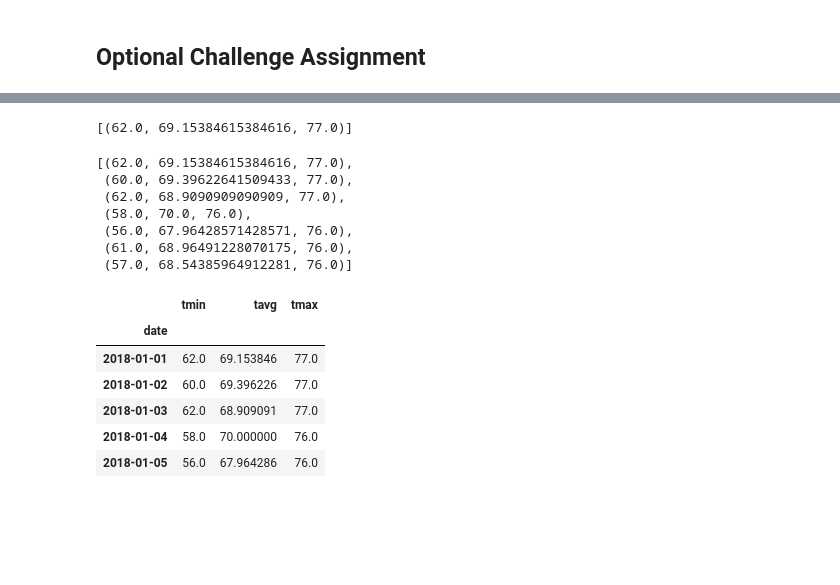
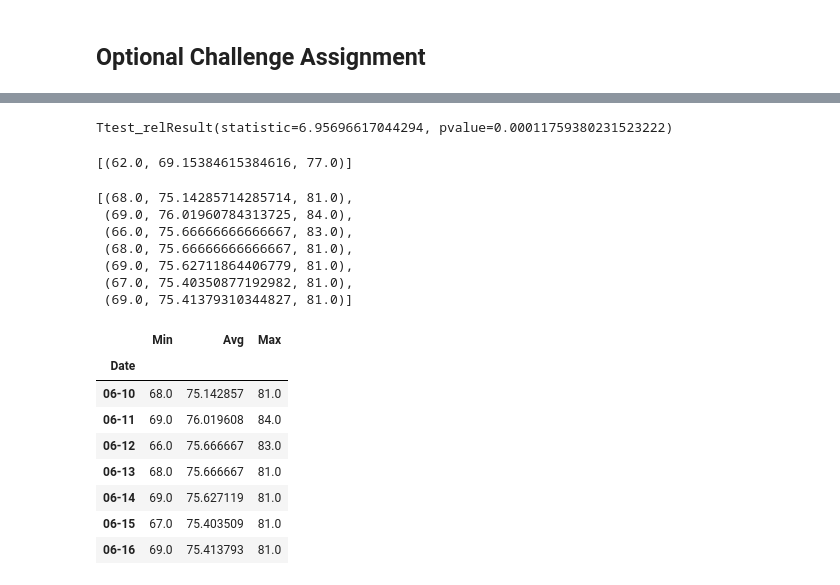
Before and after one commit to jpicca/sqlalchemy-challenge, a Jupyter notebook: climate_starter.ipynb, the cells around one changed output, grey strips where cells are left out. Drawn from its saved outputs; the diff is of its cells as text; code cells hidden in the pictures; blank space fills up the shorter version.

Commit message:
Included t test in notebook and added stackedTemp image

```diff
--- a/climate_starter.ipynb
+++ b/climate_starter.ipynb
@@ -250,0 +286,11 @@ session.query(Measurement.station,func.sum(Measurement.prcp),Station.name,Statio
+# %%
+# Append the values in our returned tuples to lists for each month
+juneTempList, decTempList = [],[]
+
+for day in juneTemps:
+
+    juneTempList.append(day[1])
+
+for day in decTemps:
+
+    decTempList.append(day[1])
@@ -251,3 +305,8 @@ session.query(Measurement.station,func.sum(Measurement.prcp),Station.name,Statio
+# %%
+# Run the paired t-test
+ttest_rel(juneTempList,decTempList)
+# %% [output]
+Ttest_relResult(statistic=6.95696617044294, pvalue=0.00011759380231523222)
 # %%
 # Create a query that will calculate the daily normals
 # (i.e. the averages for tmin, tmax, and tavg for all historic data matching a specific month and day)
@@ -273,28 +332,56 @@ daily_normals("01-01")
 # calculate the daily normals for your trip
 # push each tuple of calculations into a list called `normals`
 
+normals = []
+
 # Set the start and end date of the trip
+
+startDate = "2017-06-10"
+endDate = "2017-06-16"
 
 # Use the start and end date to create a range of dates
 
+numDays = (dt.datetime.strptime(endDate,"%Y-%m-%d") - dt.datetime.strptime(startDate,"%Y-%m-%d")).days
+dayList = []
+
+i = 0
+while (i <= numDays):
+    dayList.append(dt.datetime.strptime(startDate,"%Y-%m-%d")+dt.timedelta(days=i))
+    i += 1
+
 # Stip off the year and save a list of %m-%d strings
 
+formattedDayList = list(map(lambda x: dt.datetime.strftime(x,'%m-%d'), dayList))
+
 # Loop through the list of %m-%d strings and calculate the normals for each date
+for day in formattedDayList:
+
+    normals.append(daily_normals(day)[0])
+
+normals
 # %% [output]
-[(62.0, 69.15384615384616, 77.0),
- (60.0, 69.39622641509433, 77.0),
- (62.0, 68.9090909090909, 77.0),
- (58.0, 70.0, 76.0),
- (56.0, 67.96428571428571, 76.0),
- (61.0, 68.96491228070175, 76.0),
- (57.0, 68.54385964912281, 76.0)]
+[(68.0, 75.14285714285714, 81.0),
+ (69.0, 76.01960784313725, 84.0),
+ (66.0, 75.66666666666667, 83.0),
+ (68.0, 75.66666666666667, 81.0),
+ (69.0, 75.62711864406779, 81.0),
+ (67.0, 75.40350877192982, 81.0),
+ (69.0, 75.41379310344827, 81.0)]
+# %%
+normalsDF = pd.DataFrame(normals,columns=['Min','Avg','Max'])
+# %%
+normalsDF['Date'] = formattedDayList
+normalsDF.set_index('Date',inplace=True)
 # %%
 # Load the previous query results into a Pandas DataFrame and add the `trip_dates` range as the `date` index
+normalsDF
 # %% [output]
-|  | tmin | tavg | tmax |
-| date |  |  |  |
-| 2018-01-01 | 62.0 | 69.153846 | 77.0 |
-| 2018-01-02 | 60.0 | 69.396226 | 77.0 |
-| 2018-01-03 | 62.0 | 68.909091 | 77.0 |
-| 2018-01-04 | 58.0 | 70.000000 | 76.0 |
-| 2018-01-05 | 56.0 | 67.964286 | 76.0 |
+|  | Min | Avg | Max |
+| Date |  |  |  |
+| 06-10 | 68.0 | 75.142857 | 81.0 |
+| 06-11 | 69.0 | 76.019608 | 84.0 |
+| 06-12 | 66.0 | 75.666667 | 83.0 |
+| 06-13 | 68.0 | 75.666667 | 81.0 |
+| 06-14 | 69.0 | 75.627119 | 81.0 |
+| 06-15 | 67.0 | 75.403509 | 81.0 |
+| 06-16 | 69.0 | 75.413793 | 81.0 |
```
Also changed, not shown: parts of 8 cells of this notebook, 1 other file.
